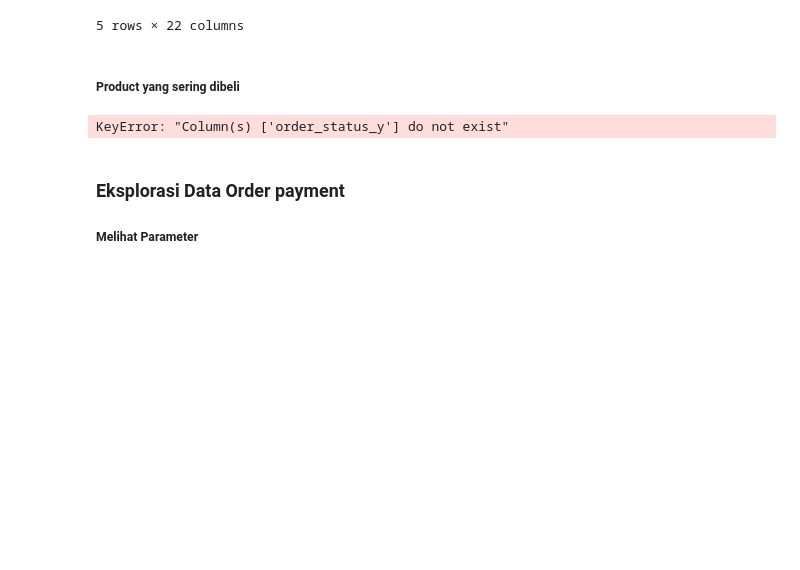
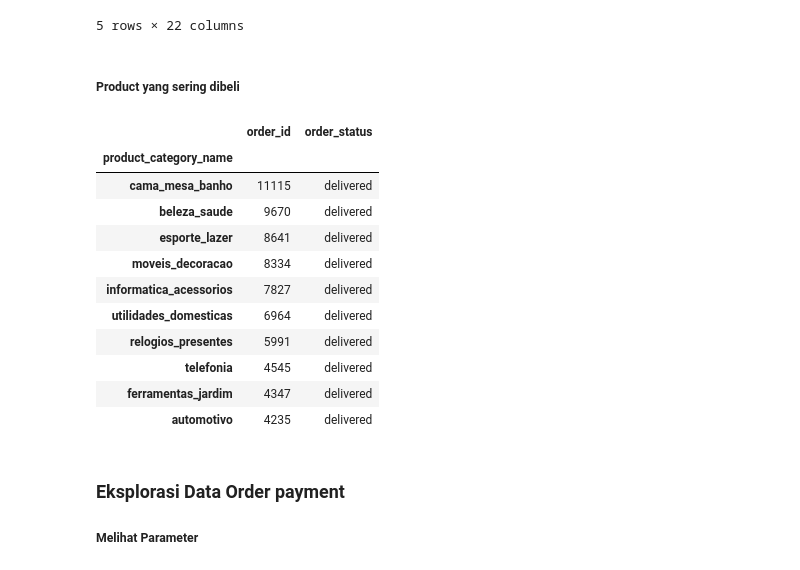
Before and after one commit to asgarindoo/CCMLP-Ecommerce-Analysis, a Jupyter notebook: notebook.ipynb, the cells around one changed output. Cells and saved outputs as stored; diff of their text form; code cells hidden in the pictures; blank space fills up the shorter version.

```diff
--- a/notebook.ipynb
+++ b/notebook.ipynb
@@ -1014,10 +1014,21 @@ product_order_df.head()
 # %%
 product_order_df.groupby('product_category_name').agg({
     'order_id': 'count',
-    'order_status_y': lambda x: x.mode().iloc[0]
+    'order_status': lambda x: x.mode().iloc[0]
 }).sort_values(by='order_id', ascending=False).head(10)
 # %% [output]
-KeyError: "Column(s) ['order_status_y'] do not exist"
+|  | order_id | order_status |
+| product_category_name |  |  |
+| cama_mesa_banho | 11115 | delivered |
+| beleza_saude | 9670 | delivered |
+| esporte_lazer | 8641 | delivered |
+| moveis_decoracao | 8334 | delivered |
+| informatica_acessorios | 7827 | delivered |
+| utilidades_domesticas | 6964 | delivered |
+| relogios_presentes | 5991 | delivered |
+| telefonia | 4545 | delivered |
+| ferramentas_jardim | 4347 | delivered |
+| automotivo | 4235 | delivered |
 # %% [markdown]
 ### Eksplorasi Data Order payment
 
```
Also changed, not shown: parts of 8 cells of this notebook.
